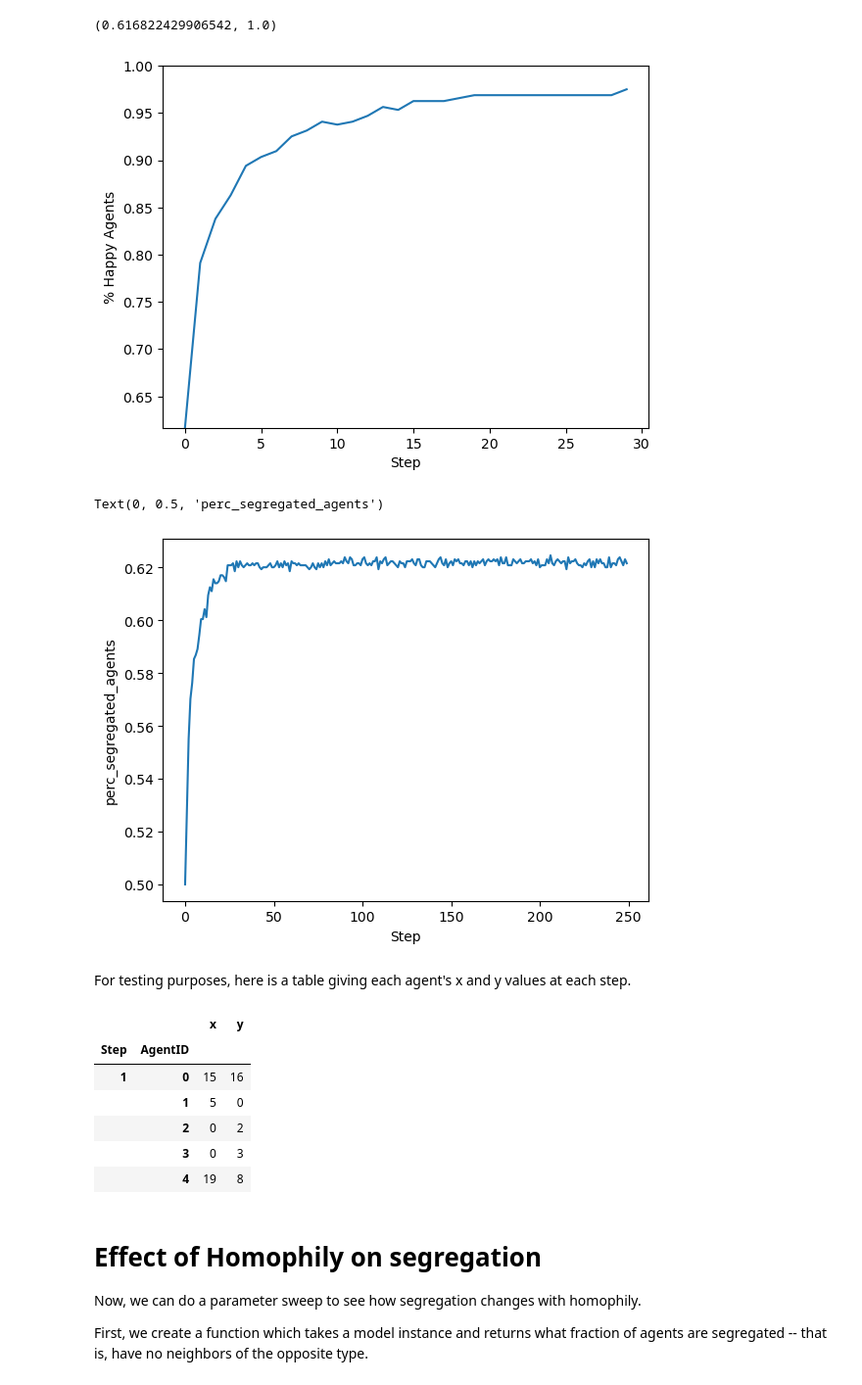
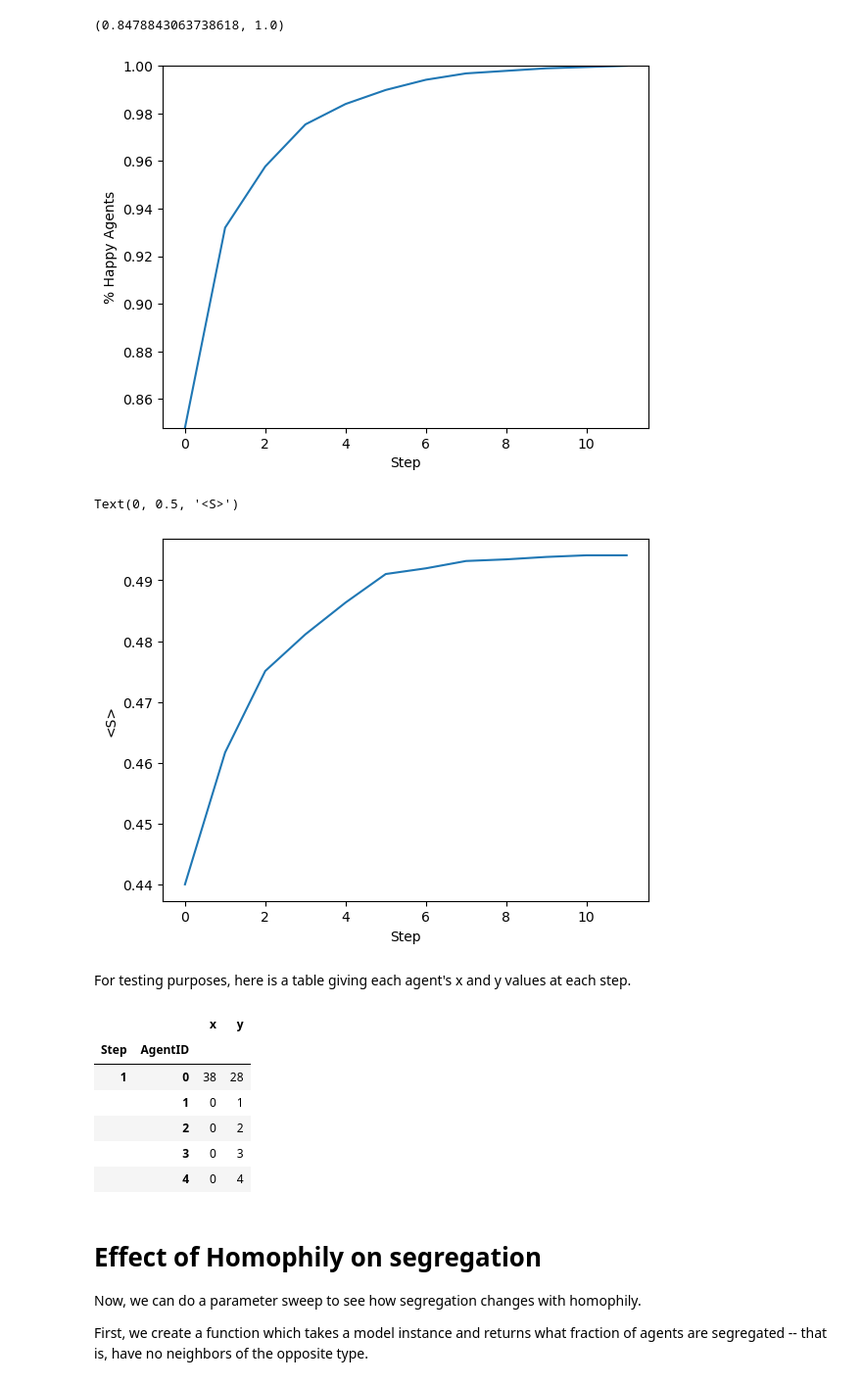
Before and after one commit to mauruscz/RS-chelling, a Jupyter notebook: analysis.ipynb, the cells around one changed output. Shown at 98% size. Cells and saved outputs as stored; diff of their text form; code cells hidden in the pictures.

```diff
--- a/analysis.ipynb
+++ b/analysis.ipynb
@@ -10,5 +13,5 @@ np.set_printoptions(linewidth=400)
 
 from model import Schelling
 # %%
-model = Schelling(width = 20, height = 20, density = 0.8, minority_pc = 0.4, homophily = 3, k = 5,  policy = 'rich_neighborhood', follow_policy=0.2)
+model = Schelling(width = 50, height = 50, density = 0.75, minority_pc = 0.4, homophily = 2, k = 5,  policy = 'relevance', follow_policy=0.5)
 # %% [output]
@@ -35,5 +25,5 @@ model = Schelling(width = 20, height = 20, density = 0.8, minority_pc = 0.4, hom
 # %%
-while model.running and model.schedule.steps < 500:
+while model.running and model.schedule.steps < 100:
     model.step()
 print(model.schedule.steps)  # Show how many steps have actually run
 # %% [output]
@@ -82,15 +64,15 @@ plt.xlabel("Step")
 plt.ylabel("% Happy Agents")
 plt.ylim(min(model_out.perc_happy),1)
 # %% [output]
-(0.616822429906542, 1.0)
+(0.8478843063738618, 1.0)
-[figure, old version]
+[figure, new version]
 # %%
 model_out.segregation.plot()
 plt.xlabel("Step")
-plt.ylabel("perc_segregated_agents")
+plt.ylabel("<S>")
 # %% [output]
-Text(0, 0.5, 'perc_segregated_agents')
+Text(0, 0.5, '<S>')
-[figure, old version]
+[figure, new version]
 # %% [markdown]
 For testing purposes, here is a table giving each agent's x and y values at each step.
 # %%
@@ -100,11 +82,11 @@ x_positions.head()
 # %% [output]
 |  |  | x | y |
 | Step | AgentID |  |  |
-| 1 | 0 | 15 | 16 |
-|  | 1 | 5 | 0 |
+| 1 | 0 | 38 | 28 |
+|  | 1 | 0 | 1 |
 |  | 2 | 0 | 2 |
 |  | 3 | 0 | 3 |
-|  | 4 | 19 | 8 |
+|  | 4 | 0 | 4 |
 # %% [markdown]
 # Effect of Homophily on segregation
 
```
Also changed, not shown: parts of 7 cells of this notebook, 3 other files.
